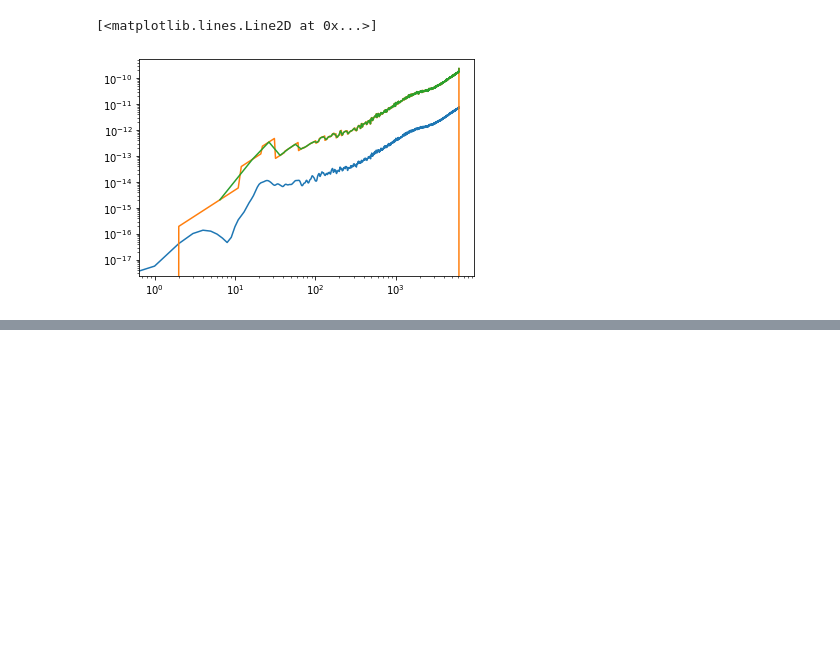
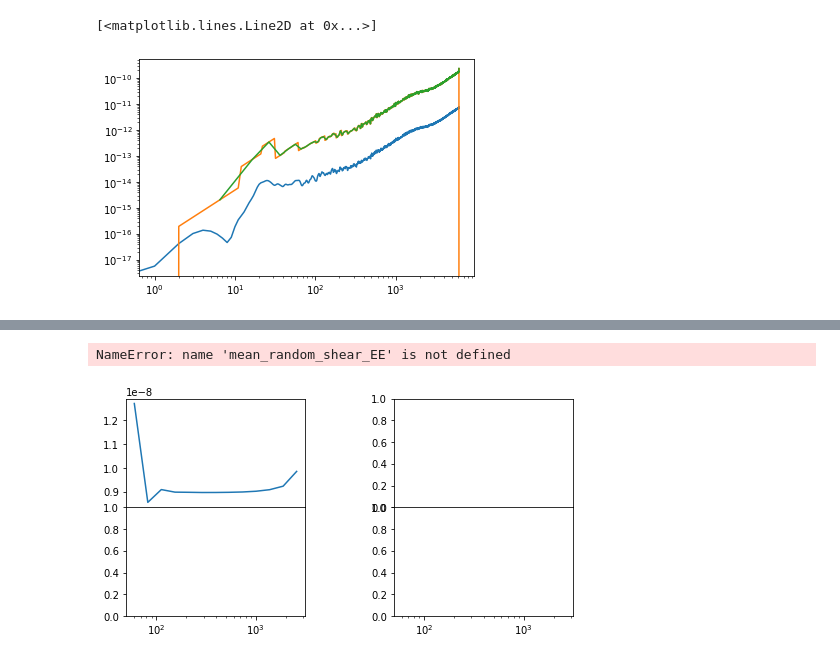
Before and after one commit to tilmantroester/KiDS-1000xtSZ, a Jupyter notebook: notebooks/covariance_shenanigans.ipynb, the cells around one changed output, grey strips where cells are left out. Cells and saved outputs as stored; diff of their text form; code cells hidden in the pictures; blank space fills up the shorter version.

```diff
--- a/notebooks/covariance_shenanigans.ipynb
+++ b/notebooks/covariance_shenanigans.ipynb
@@ -197,7 +208,7 @@ for bin_idx in [0, 1, 2, 3, 4]:
                                                     cla1b1=[Cl_yy_TT],
                                                     cla1b2=[Cl_gy_TE, Cl_gy_TB],
                                                     cla2b1=[Cl_gy_TE, Cl_gy_TB],
-                                                    cla2b2=[Cl_gg_EE[bin_idx], Cl_gg_EB, Cl_gg_EB, Cl_gg_EE[bin_idx]],
+                                                    cla2b2=[Cl_gg_EE[bin_idx], Cl_gg_EB, Cl_gg_EB, Cl_gg_BB],
                                                     wa=nmt_workspace_y_shear_A,
                                                     wb=nmt_workspace_y_shear_B).reshape([n_ell_bin, 2,
                                                                                          n_ell_bin, 2])
@@ -405,0 +428,4 @@ np.load("../results/measurements/shear_KiDS1000_y_ACT_BN_namaster/pymaster_bandp
+# %%
+true_random_shear_EE = {(0,0): np.load("../results/measurements/shear_KiDS1000_true_randoms_namaster/run_0/Cl_decoupled_z0.1-0.3_gal.npz")["EE"][:],
+                        (1,0): np.load("../results/measurements/shear_KiDS1000_true_randoms_namaster/run_0/Cl_decoupled_z0.1-0.3_z0.9-1.2_gal.npz")["EE"][:],
+                        (1,1): np.load("../results/measurements/shear_KiDS1000_true_randoms_namaster/run_0/Cl_decoupled_z0.9-1.2_gal.npz")["EE"][:]}
@@ -405,0 +454,50 @@ np.load("../results/measurements/shear_KiDS1000_y_ACT_BN_namaster/pymaster_bandp
+# %%
+nmt_workspace = {}
+nmt_workspace[(0,0)] = nmt.NmtWorkspace()
+nmt_workspace[(0,0)].read_from(f"/disk09/ttroester/project_triad/namaster_workspaces/shear_KiDS1000_auto_namaster/pymaster_workspace_shear_0_shear_0.fits")
+nmt_workspace[(1,1)] = nmt.NmtWorkspace()
+nmt_workspace[(1,1)].read_from(f"/disk09/ttroester/project_triad/namaster_workspaces/shear_KiDS1000_auto_namaster/pymaster_workspace_shear_1_shear_1.fits")
+# %%
+fig, ax = plt.subplots(2, 2, sharex=True, figsize=(8,4))
+fig.subplots_adjust(hspace=0, wspace=0.5)
+
+ell_eff = BIN_OPERATOR @ np.arange(n_ell)
+
+for i, idx in enumerate([(0,0), (1,1)]):
+    u = 1#ell**2
+    Cl_theory = nmt_workspace[idx].decouple_cell([Cl_N[idx], Cl_0, Cl_0, Cl_N[idx]])[0]
+    ax[0, i].semilogx(ell_eff, u*(Cl_theory), label="Analytic noise bias (Eq. 2.24)")
+
+    u = 1#ell_eff**2
+    Cl = mean_random_shear_EE[randoms_cov_slice[idx]]
+    std = np.sqrt(np.diag(cov_random_shear_EE[randoms_cov_slice[idx], randoms_cov_slice[idx]])/len(random_shear_data_EE))
+    ax[0, i].errorbar(ell_eff, u*Cl, u*std, ls="none", marker=".", label="Map randoms")
+
+    ax[1, i].axhline(0, c="k", lw=1)
+    ax[1, i].errorbar(ell_eff, Cl/Cl_theory-1, std/Cl_theory, ls="none", marker=".", c="C1")
+
+
+    u = 1#ell_eff**2
+    Cl = true_random_shear_EE[idx].mean(axis=0)
+    std = np.sqrt(np.var(true_random_shear_EE[idx], axis=0, ddof=1)/true_random_shear_EE[idx].shape[0])
+    ax[0, i].errorbar(ell_eff*1.02, u*Cl, u*std, ls="none", marker=".", label="Galaxy randoms")
+
+    ax[1, i].axhline(0, c="k", lw=1)
+    ax[1, i].errorbar(ell_eff*1.02, Cl/Cl_theory-1, std/Cl_theory, ls="none", marker=".", c="C2")
+
+    ax[0, i].set_xlim(50, 3000)
+    ax[1, i].set_ylim(-0.02, 0.02)
+
+    ax.flatten()[i].set_title(f"{idx}")
+
+
+[a.set_xlabel(r"$\ell$") for a in ax[1]]
+[a.set_ylabel(r"$C_\ell$") for a in ax[0]]
+[a.set_ylabel(r"$\Delta C_\ell/C_\ell$") for a in ax[1]]
+
+ax[0, 0].legend(frameon=False, fontsize="small")
+fig.suptitle("Noise bias")
+fig.savefig("plots/noise_bias.png", facecolor="w", dpi=300)
+# %% [output]
+NameError: name 'mean_random_shear_EE' is not defined
+[figure, added]
```
Also changed, not shown: parts of 35 cells of this notebook, 5 other files.
